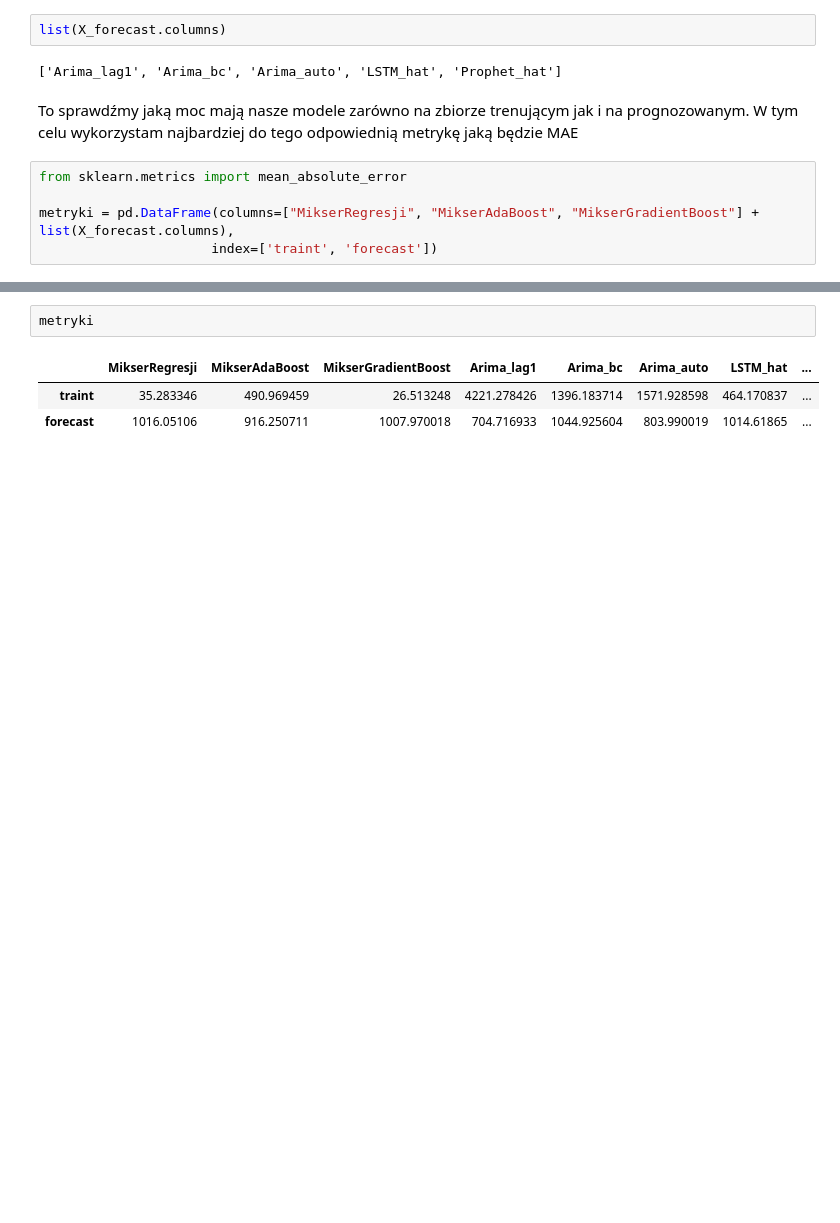
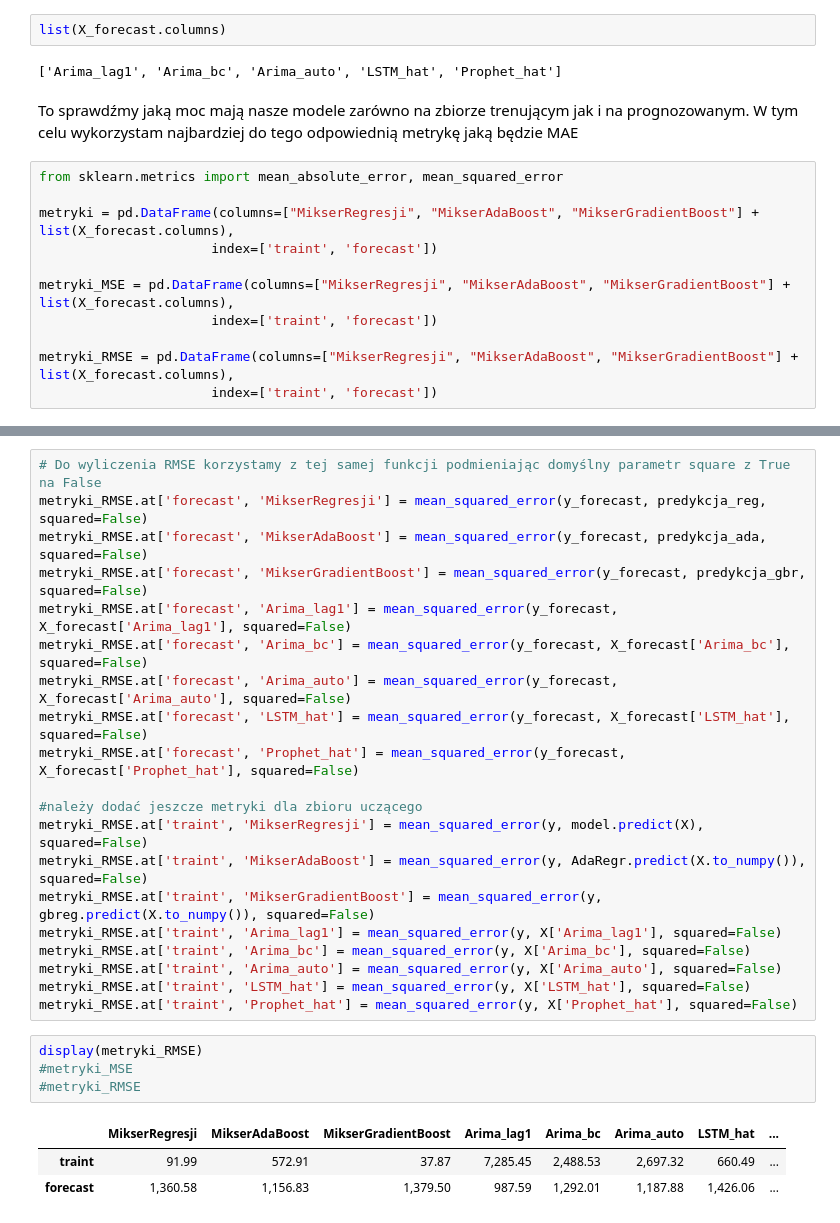
Before and after one commit to krisz17/TS-Mixer, a Jupyter notebook: 1MixerForTS.ipynb, the cells around one changed output, grey strips where cells are left out. Saved outputs shown, nothing was run; the diff lists cells and outputs as text; blank space fills up the shorter version.

```diff
--- a/1MixerForTS.ipynb
+++ b/1MixerForTS.ipynb
@@ -195,10 +198,16 @@ list(X_forecast.columns)
 # %% [markdown]
 To sprawdźmy jaką moc mają nasze modele zarówno na zbiorze trenującym jak i na prognozowanym. W tym celu wykorzystam najbardziej do tego odpowiednią metrykę jaką będzie MAE
 # %%
-from sklearn.metrics import mean_absolute_error
+from sklearn.metrics import mean_absolute_error, mean_squared_error
 
 metryki = pd.DataFrame(columns=["MikserRegresji", "MikserAdaBoost", "MikserGradientBoost"] + list(X_forecast.columns),
                       index=['traint', 'forecast'])
+
+metryki_MSE = pd.DataFrame(columns=["MikserRegresji", "MikserAdaBoost", "MikserGradientBoost"] + list(X_forecast.columns),
+                      index=['traint', 'forecast'])
+
+metryki_RMSE = pd.DataFrame(columns=["MikserRegresji", "MikserAdaBoost", "MikserGradientBoost"] + list(X_forecast.columns),
+                      index=['traint', 'forecast'])
 # %%
 metryki.at['forecast', 'MikserRegresji'] = mean_absolute_error(y_forecast, predykcja_reg)
 metryki.at['forecast', 'MikserAdaBoost'] = mean_absolute_error(y_forecast, predykcja_ada)
@@ -221,6 +250,28 @@ metryki.at['traint', 'Prophet_hat'] = mean_absolute_error(y, X['Prophet_hat'])
+# %%
+# Do wyliczenia RMSE korzystamy z tej samej funkcji podmieniając domyślny parametr square z True na False
+metryki_RMSE.at['forecast', 'MikserRegresji'] = mean_squared_error(y_forecast, predykcja_reg, squared=False)
+metryki_RMSE.at['forecast', 'MikserAdaBoost'] = mean_squared_error(y_forecast, predykcja_ada, squared=False)
+metryki_RMSE.at['forecast', 'MikserGradientBoost'] = mean_squared_error(y_forecast, predykcja_gbr, squared=False)
+metryki_RMSE.at['forecast', 'Arima_lag1'] = mean_squared_error(y_forecast, X_forecast['Arima_lag1'], squared=False)
+metryki_RMSE.at['forecast', 'Arima_bc'] = mean_squared_error(y_forecast, X_forecast['Arima_bc'], squared=False)
+metryki_RMSE.at['forecast', 'Arima_auto'] = mean_squared_error(y_forecast, X_forecast['Arima_auto'], squared=False)
+metryki_RMSE.at['forecast', 'LSTM_hat'] = mean_squared_error(y_forecast, X_forecast['LSTM_hat'], squared=False)
+metryki_RMSE.at['forecast', 'Prophet_hat'] = mean_squared_error(y_forecast, X_forecast['Prophet_hat'], squared=False)
+
+#należy dodać jeszcze metryki dla zbioru uczącego
+metryki_RMSE.at['traint', 'MikserRegresji'] = mean_squared_error(y, model.predict(X), squared=False)
+metryki_RMSE.at['traint', 'MikserAdaBoost'] = mean_squared_error(y, AdaRegr.predict(X.to_numpy()), squared=False)
+metryki_RMSE.at['traint', 'MikserGradientBoost'] = mean_squared_error(y, gbreg.predict(X.to_numpy()), squared=False)
+metryki_RMSE.at['traint', 'Arima_lag1'] = mean_squared_error(y, X['Arima_lag1'], squared=False)
+metryki_RMSE.at['traint', 'Arima_bc'] = mean_squared_error(y, X['Arima_bc'], squared=False)
+metryki_RMSE.at['traint', 'Arima_auto'] = mean_squared_error(y, X['Arima_auto'], squared=False)
+metryki_RMSE.at['traint', 'LSTM_hat'] = mean_squared_error(y, X['LSTM_hat'], squared=False)
+metryki_RMSE.at['traint', 'Prophet_hat'] = mean_squared_error(y, X['Prophet_hat'], squared=False)
 # %%
-metryki
+display(metryki_RMSE)
+#metryki_MSE
+#metryki_RMSE
 # %% [output]
 |  | MikserRegresji | MikserAdaBoost | MikserGradientBoost | Arima_lag1 | Arima_bc | Arima_auto | LSTM_hat | ... |
-| traint | 35.283346 | 490.969459 | 26.513248 | 4221.278426 | 1396.183714 | 1571.928598 | 464.170837 | ... |
-| forecast | 1016.05106 | 916.250711 | 1007.970018 | 704.716933 | 1044.925604 | 803.990019 | 1014.61865 | ... |
+| traint | 91.99 | 572.91 | 37.87 | 7,285.45 | 2,488.53 | 2,697.32 | 660.49 | ... |
+| forecast | 1,360.58 | 1,156.83 | 1,379.50 | 987.59 | 1,292.01 | 1,187.88 | 1,426.06 | ... |
```
Also changed, not shown: parts of 8 cells of this notebook, 3 other files.
